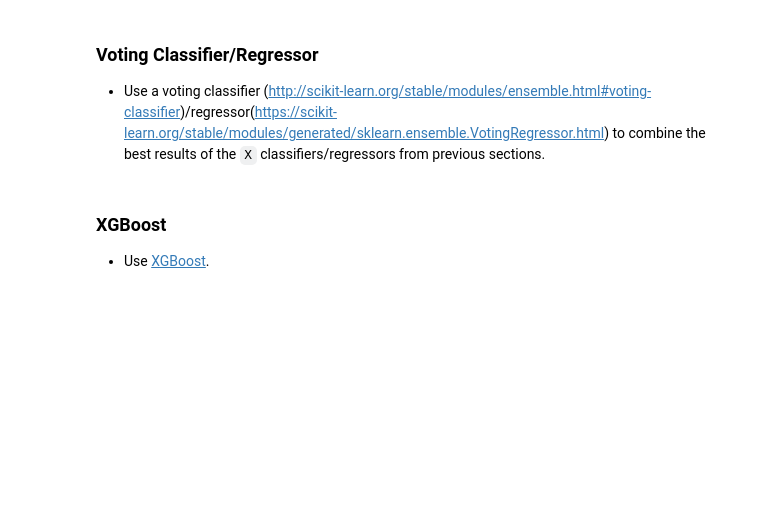
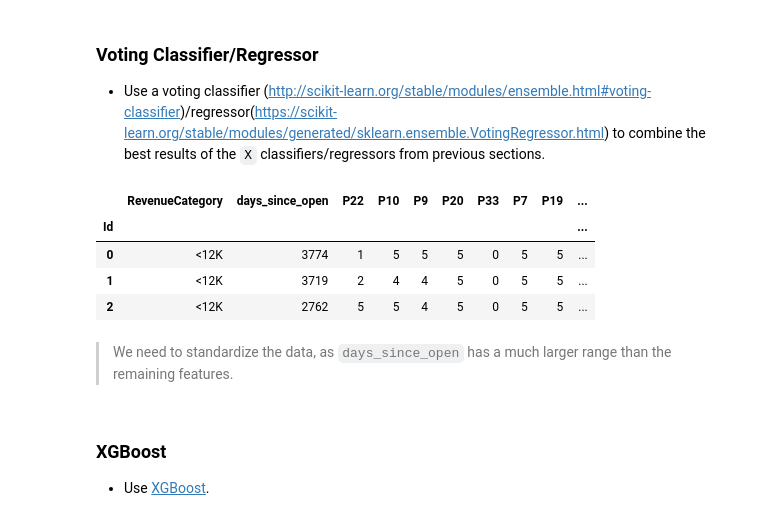
Before and after one commit to flpsantos3/PD_part3, a Jupyter notebook: PD03_P3.ipynb, the cells around one changed output. Saved outputs shown, nothing was run; the diff lists cells and outputs as text; code cells hidden in the pictures; blank space fills up the shorter version.

```diff
--- a/PD03_P3.ipynb
+++ b/PD03_P3.ipynb
@@ -710,0 +739,8 @@ MAE: 2076.0455621236038
+# %%
+class_data.head(3)
+# %% [output]
+|  | RevenueCategory | days_since_open | P22 | P10 | P9 | P20 | P33 | P7 | P19 | ... |
+| Id |  |  |  |  |  |  |  |  |  | ... |
+| 0 | <12K | 3774 | 1 | 5 | 5 | 5 | 0 | 5 | 5 | ... |
+| 1 | <12K | 3719 | 2 | 4 | 4 | 5 | 0 | 5 | 5 | ... |
+| 2 | <12K | 2762 | 5 | 5 | 4 | 5 | 0 | 5 | 5 | ... |
@@ -710,0 +754,2 @@ MAE: 2076.0455621236038
+# %% [markdown]
+> We need to standardize the data, as `days_since_open` has a much larger range than the remaining features.
```
Also changed, not shown: parts of 34 cells of this notebook.
